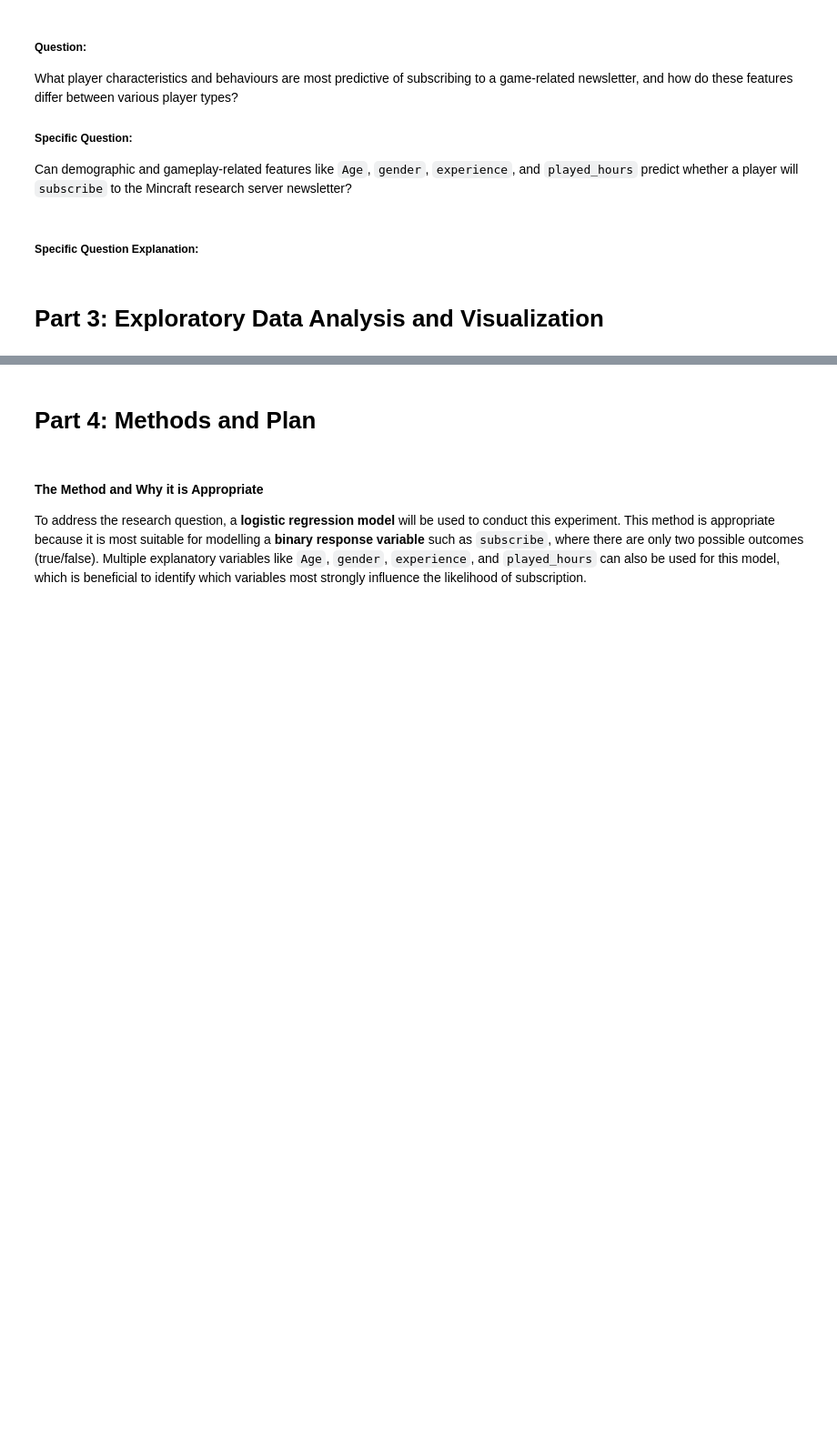
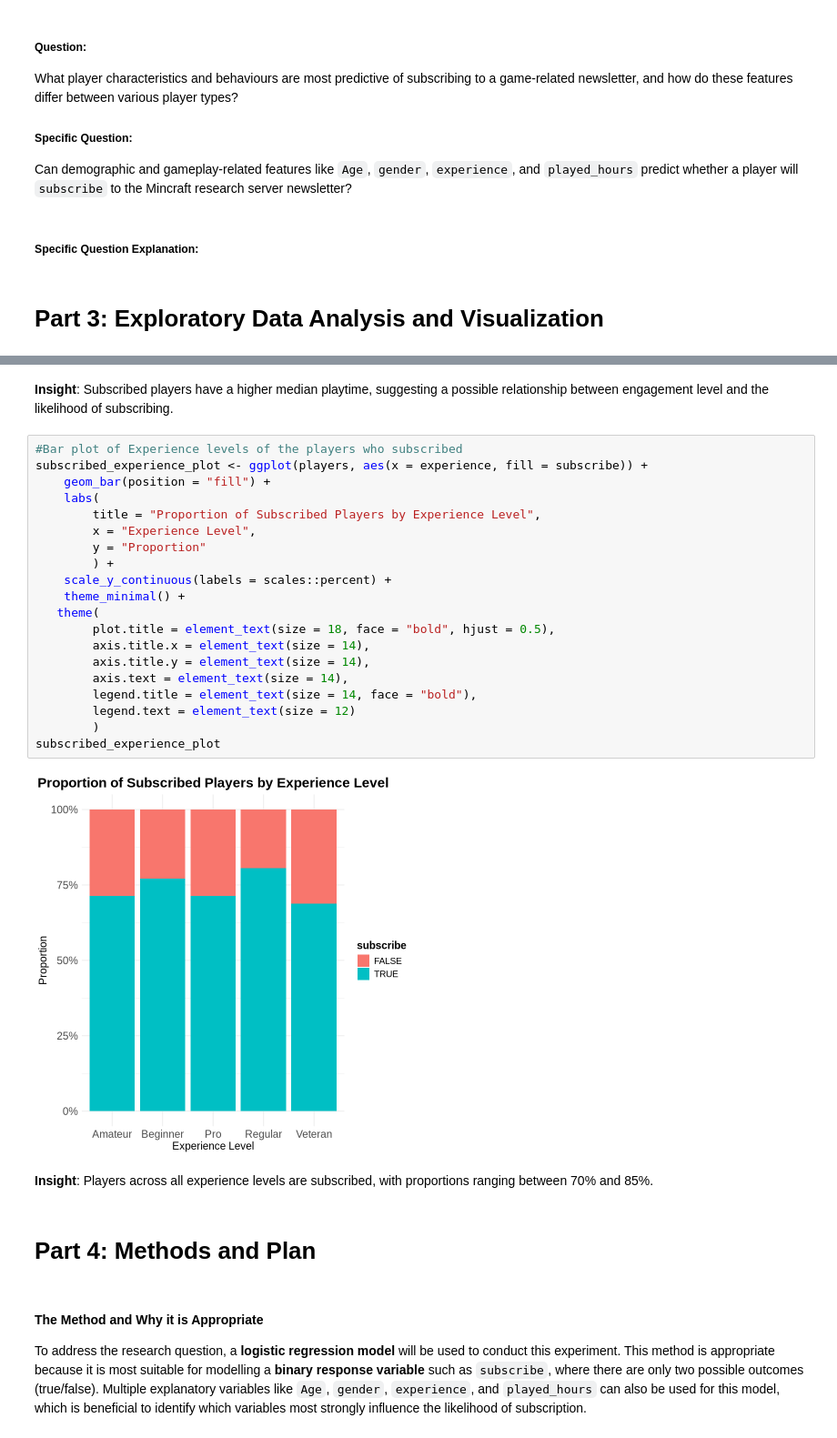
Before and after one commit to christineewuu/Individual-Project, a Jupyter notebook: Individual Project.ipynb, the cells around one changed output, grey strips where cells are left out. Shown at 91% size. Drawn from its saved outputs; the diff is of its cells as text; blank space fills up the shorter version.

```diff
--- a/Individual Project.ipynb
+++ b/Individual Project.ipynb
@@ -98,3 +200,29 @@ Can demographic and gameplay-related features like `Age`, `gender`, `experience`
+# %% [markdown]
+**Insight**: Subscribed players have a higher median playtime, suggesting a possible relationship between engagement level and the likelihood of subscribing.
+# %%
+#Bar plot of Experience levels of the players who subscribed
+subscribed_experience_plot <- ggplot(players, aes(x = experience, fill = subscribe)) +
+    geom_bar(position = "fill") +
+    labs(
+        title = "Proportion of Subscribed Players by Experience Level",
+        x = "Experience Level",
+        y = "Proportion"
+        ) +
+    scale_y_continuous(labels = scales::percent) +
+    theme_minimal() +
+   theme(
+        plot.title = element_text(size = 18, face = "bold", hjust = 0.5),
+        axis.title.x = element_text(size = 14),
+        axis.title.y = element_text(size = 14),
+        axis.text = element_text(size = 14),
+        legend.title = element_text(size = 14, face = "bold"),
+        legend.text = element_text(size = 12)
+        )
+subscribed_experience_plot
+# %% [output]
+[figure, added]
+# %% [markdown]
+**Insight**: Players across all experience levels are subscribed, with proportions ranging between 70% and 85%.
 # %% [markdown]
 # Part 4: Methods and Plan
 # %% [markdown]
```
Also changed, not shown: parts of 11 cells of this notebook.
